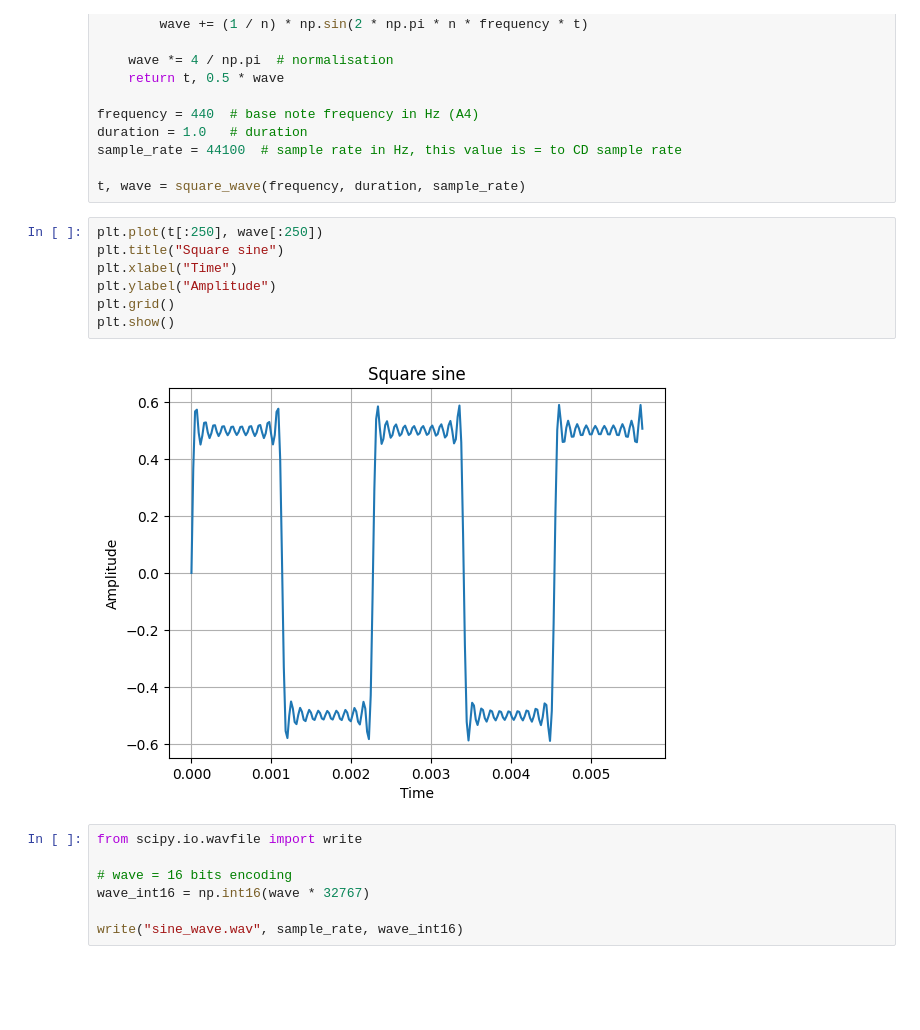
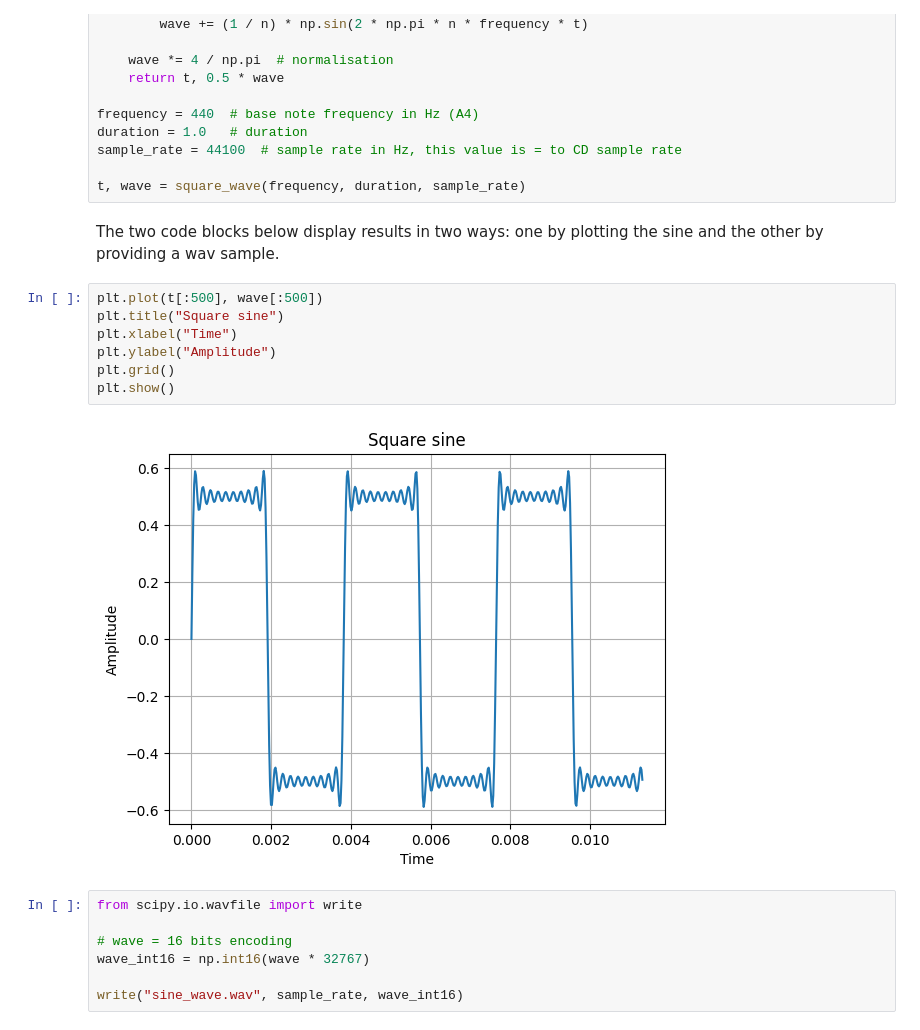
Before and after one commit to lio8nel/notebooks, a Jupyter notebook: fourier_generator.ipynb, the cells around one changed output. Saved outputs shown, nothing was run; the diff lists cells and outputs as text; blank space fills up the shorter version.

```diff
--- a/fourier_generator.ipynb
+++ b/fourier_generator.ipynb
@@ -47,15 +49,17 @@ duration = 1.0   # duration
 sample_rate = 44100  # sample rate in Hz, this value is = to CD sample rate
 
 t, wave = square_wave(frequency, duration, sample_rate)
+# %% [markdown]
+The two code blocks below display results in two ways: one by plotting the sine and the other by providing a wav sample.
 # %%
-plt.plot(t[:250], wave[:250])
+plt.plot(t[:500], wave[:500])
 plt.title("Square sine")
 plt.xlabel("Time")
 plt.ylabel("Amplitude")
 plt.grid()
 plt.show()
 # %% [output]
-[figure, old version]
+[figure, new version]
 # %%
 from scipy.io.wavfile import write
 
```
Also changed, not shown: parts of 4 cells of this notebook.
